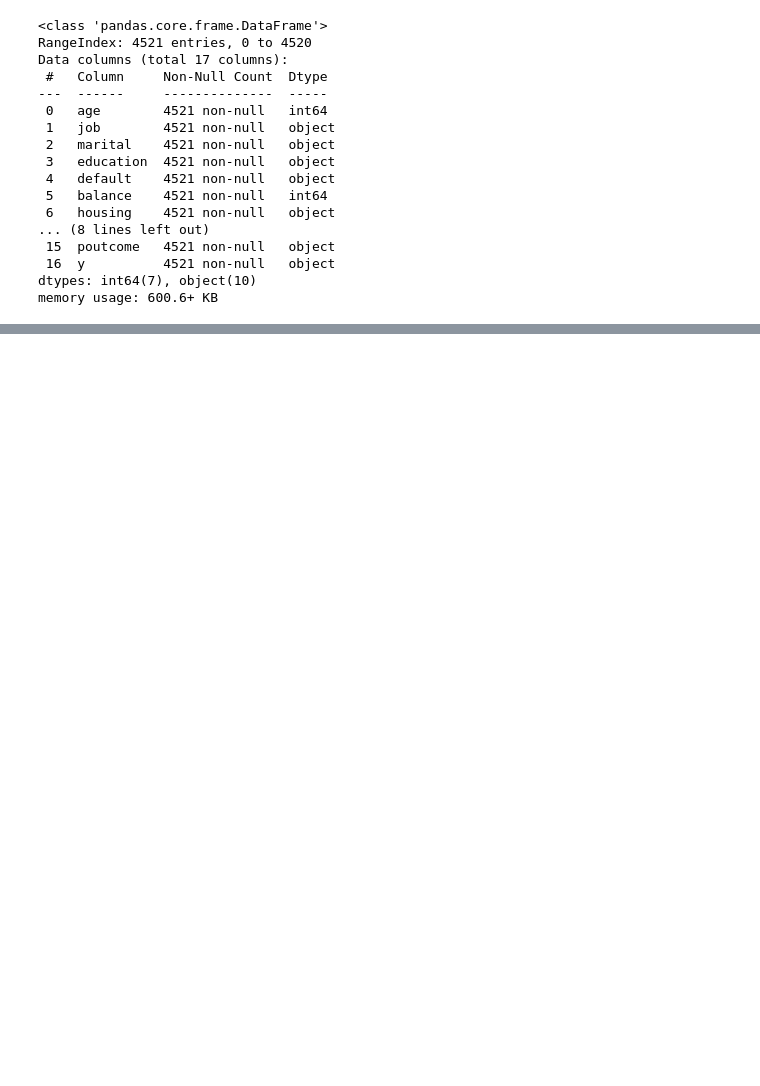
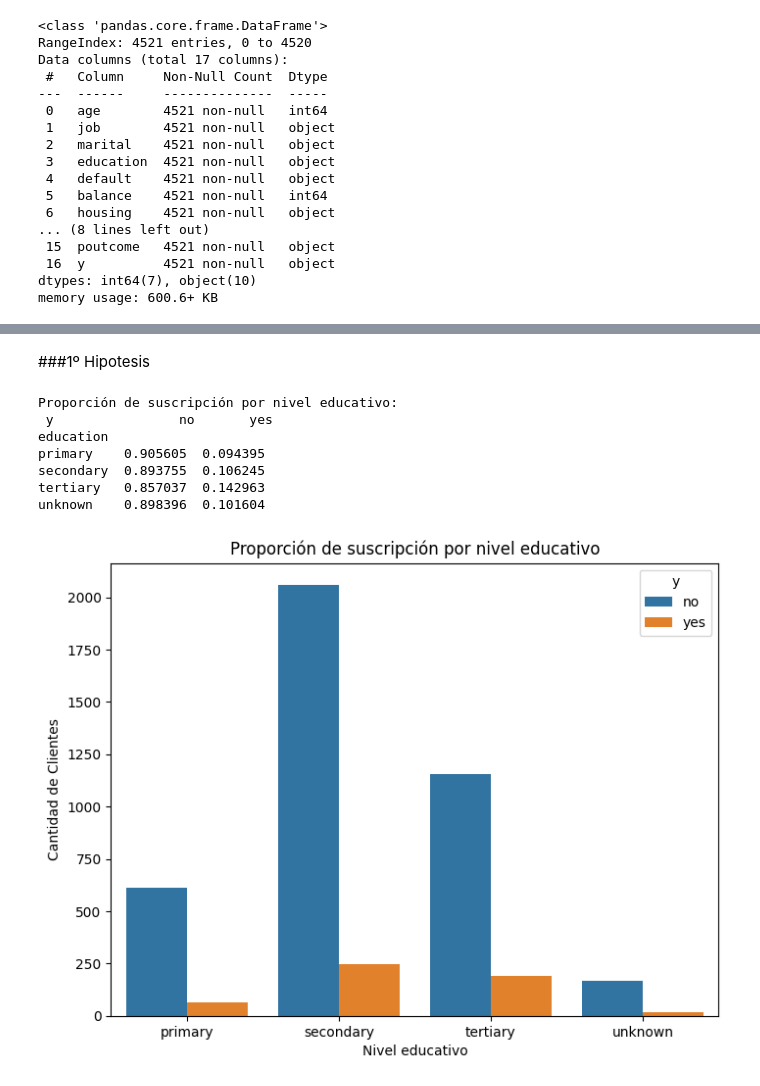
Before and after one commit to Damgef/Data_Science_Entrega1, a Jupyter notebook: ProyectoDSParteI_DamianGeffroy.ipynb, the cells around one changed output, grey strips where cells are left out. Cells and saved outputs as stored; diff of their text form; code cells hidden in the pictures; blank space fills up the shorter version.

```diff
--- a/ProyectoDSParteI_DamianGeffroy.ipynb
+++ b/ProyectoDSParteI_DamianGeffroy.ipynb
@@ -50,0 +121,24 @@ df_bank[['education', 'marital', 'job']].describe()
+# %% [markdown]
+###1º Hipotesis
+# %%
+import matplotlib.pyplot as plt
+import seaborn as sns
+
+educ_exito = df_bank.groupby("education")["y"].value_counts(normalize=True).unstack().fillna(0)
+print("\nProporción de suscripción por nivel educativo:\n", educ_exito)
+
+plt.figure(figsize=(8, 6))
+sns.countplot(data=df_bank, x="education", hue="y", order=educ_exito.index)
+plt.title("Proporción de suscripción por nivel educativo")
+plt.xlabel("Nivel educativo")
+plt.ylabel("Cantidad de Clientes")
+plt.show()
+# %% [output]
+Proporción de suscripción por nivel educativo:
+ y                no       yes
+education
+primary    0.905605  0.094395
+secondary  0.893755  0.106245
+tertiary   0.857037  0.142963
+unknown    0.898396  0.101604
+[figure, added]
```
Also changed, not shown: parts of 10 cells of this notebook.
